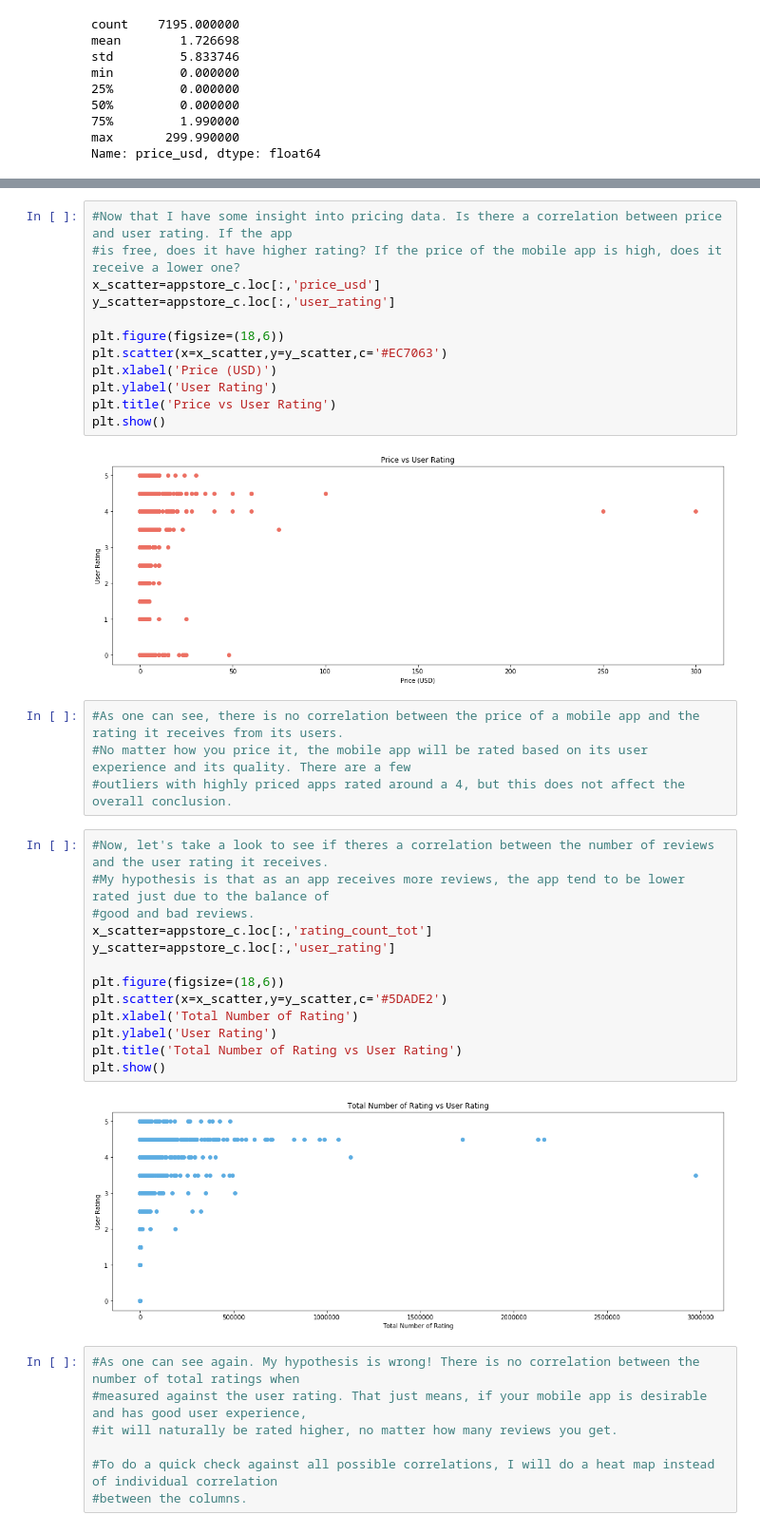
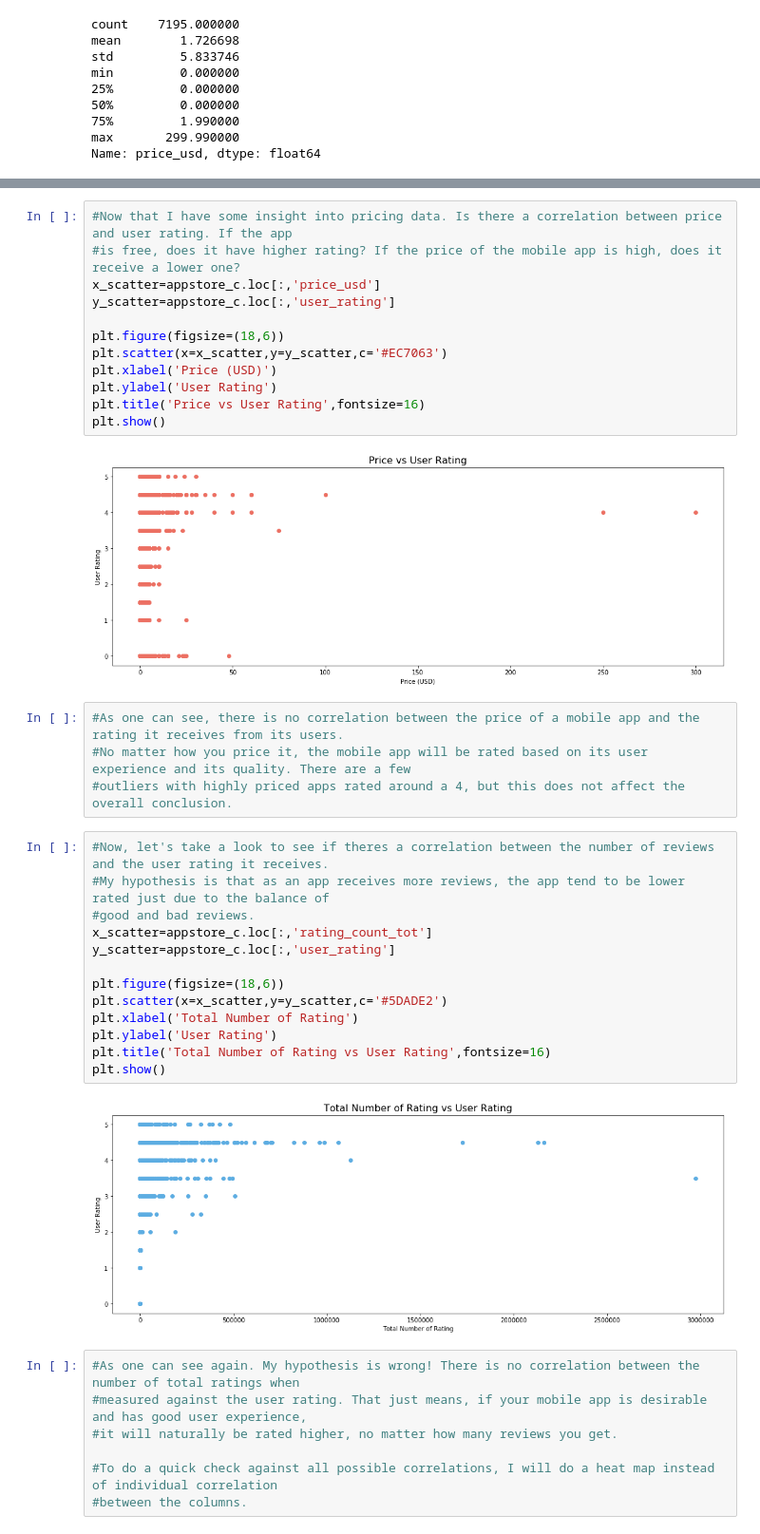
Before and after one commit to agchen92/AppleAppStore, a Jupyter notebook: AppleAppStore.ipynb, the cells around one changed output, grey strips where cells are left out. Shown at 95% size. Drawn from its saved outputs; the diff is of its cells as text.

```diff
--- a/AppleAppStore.ipynb
+++ b/AppleAppStore.ipynb
@@ -456,10 +553,10 @@ plt.figure(figsize=(18,6))
 plt.scatter(x=x_scatter,y=y_scatter,c='#EC7063')
 plt.xlabel('Price (USD)')
 plt.ylabel('User Rating')
-plt.title('Price vs User Rating')
+plt.title('Price vs User Rating',fontsize=16)
 plt.show()
 # %% [output]
-[figure, old version]
+[figure, new version]
 # %%
 #As one can see, there is no correlation between the price of a mobile app and the rating it receives from its users.
 #No matter how you price it, the mobile app will be rated based on its user experience and its quality. There are a few
@@ -467,18 +564,18 @@ plt.show()
 # %%
 #Now, let's take a look to see if theres a correlation between the number of reviews and the user rating it receives.
 #My hypothesis is that as an app receives more reviews, the app tend to be lower rated just due to the balance of
 #good and bad reviews.
 x_scatter=appstore_c.loc[:,'rating_count_tot']
 y_scatter=appstore_c.loc[:,'user_rating']
 
 plt.figure(figsize=(18,6))
 plt.scatter(x=x_scatter,y=y_scatter,c='#5DADE2')
 plt.xlabel('Total Number of Rating')
 plt.ylabel('User Rating')
-plt.title('Total Number of Rating vs User Rating')
+plt.title('Total Number of Rating vs User Rating',fontsize=16)
 plt.show()
 # %% [output]
-[figure, old version]
+[figure, new version]
 # %%
 #As one can see again. My hypothesis is wrong! There is no correlation between the number of total ratings when
 #measured against the user rating. That just means, if your mobile app is desirable and has good user experience,
```
Also changed, not shown: parts of 9 cells of this notebook, 1 other file.
